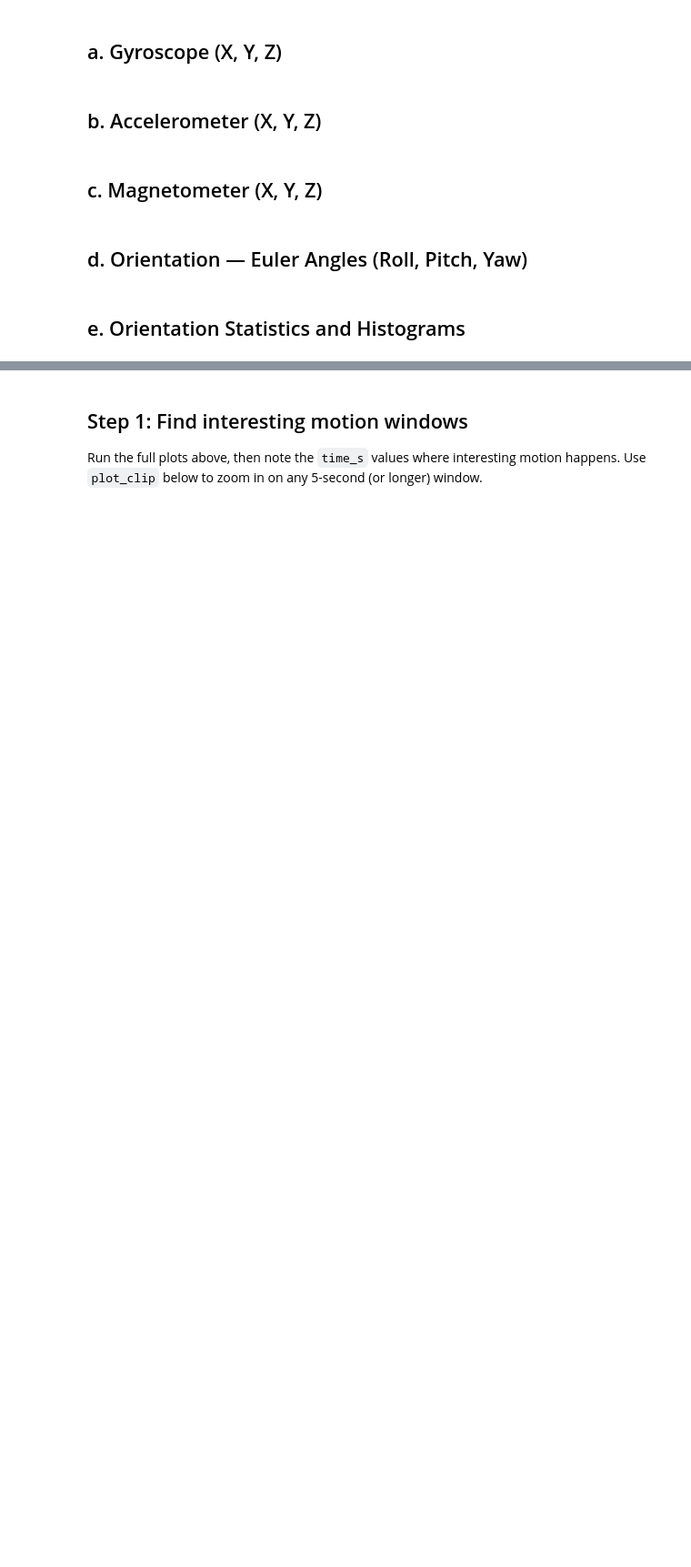
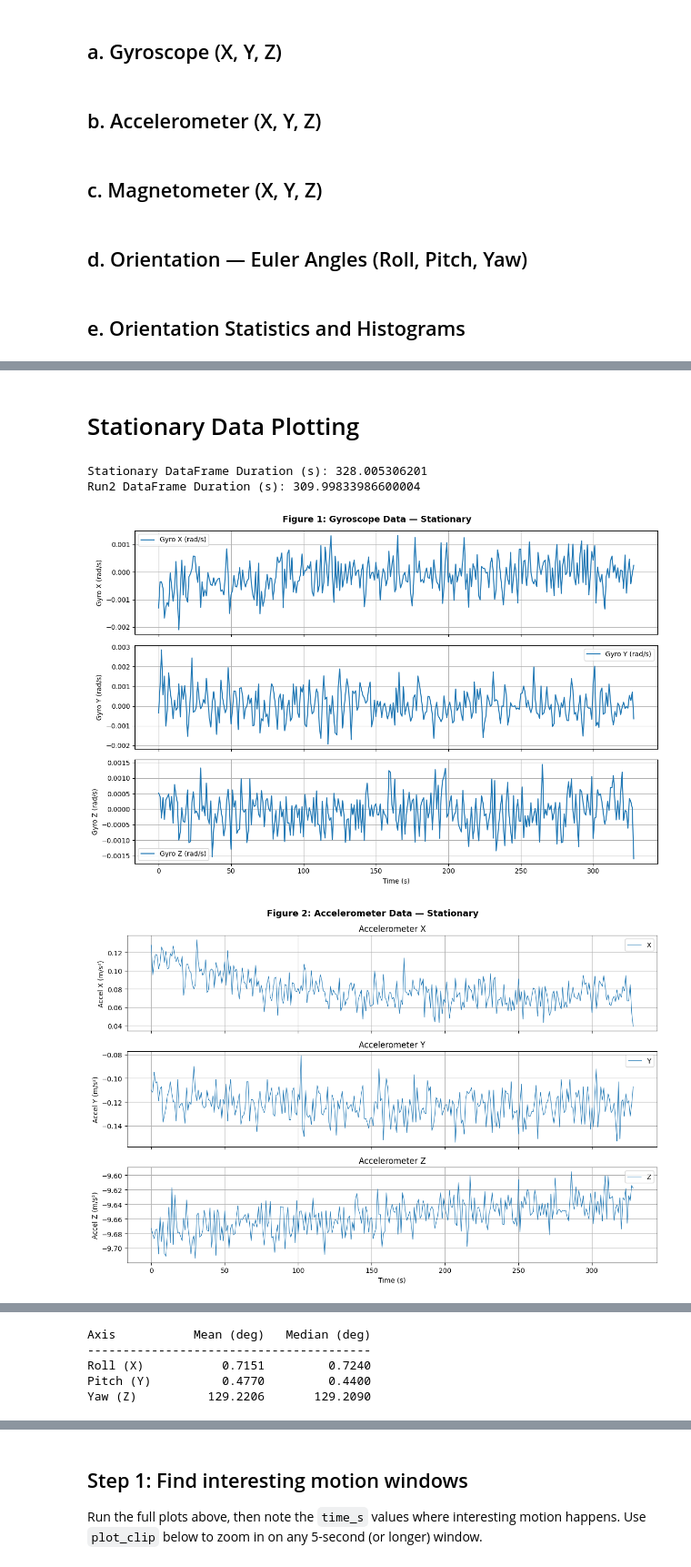
Before and after one commit to ramirez-adr/EECE5554, a Jupyter notebook: LAB3/src/analysis/analysis.ipynb, the cells around one changed output, grey strips where cells are left out. Shown at 91% size. Saved outputs shown, nothing was run; the diff lists cells and outputs as text; code cells hidden in the pictures; blank space fills up the shorter version.

Commit message:
Update LAB3 analysis notebook, add images and IMU bag data
Co-Authored-By: Claude Sonnet 4.6 <noreply@anthropic.com>

```diff
--- a/LAB3/src/analysis/analysis.ipynb
+++ b/LAB3/src/analysis/analysis.ipynb
@@ -142,7 +136,7 @@ def plot_accel(df: pd.DataFrame):
 # %% [markdown]
 ## c. Magnetometer (X, Y, Z)
 # %%
-def plot_mag(df: pd.DataFrame):
+def plot_mag(df: pd.DataFrame, title="Magnetometer Data", save_fig=False):
     fig, axes = plt.subplots(3, 1, figsize=(12, 8), sharex=True)
     for ax, col, label in zip(axes, ["mag_x", "mag_y", "mag_z"], ["X", "Y", "Z"]):
         ax.plot(df["time_s"], df[col], linewidth=0.8, label=label)
@@ -151,13 +145,17 @@ def plot_mag(df: pd.DataFrame):
         ax.legend()
         ax.grid(True)
     axes[-1].set_xlabel("Time (s)")
-    fig.suptitle("Magnetometer Time Series", fontsize=13)
+    fig.suptitle(title, fontsize=13, fontweight="bold")
     plt.tight_layout()
     plt.show()
+
+    if save_fig:
+        image_save_dir.mkdir(exist_ok=True)
+        fig.savefig(image_save_dir / f"{title.replace(' ', '_').lower()}.png", dpi=300)
 # %% [markdown]
 ## d. Orientation — Euler Angles (Roll, Pitch, Yaw)
 # %%
-def plot_orientation(df: pd.DataFrame):
+def plot_orientation(df: pd.DataFrame, title="Orientation (Euler Angles)", save_fig=False):
     fig, axes = plt.subplots(3, 1, figsize=(12, 8), sharex=True)
     for ax, col, label in zip(axes,
                             ["roll_deg", "pitch_deg", "yaw_deg"],
@@ -168,9 +166,13 @@ def plot_orientation(df: pd.DataFrame):
         ax.legend()
         ax.grid(True)
     axes[-1].set_xlabel("Time (s)")
-    fig.suptitle("Orientation (Euler Angles) Time Series", fontsize=13)
+    fig.suptitle(title, fontsize=13, fontweight="bold")
     plt.tight_layout()
     plt.show()
+
+    if save_fig:
+        image_save_dir.mkdir(exist_ok=True)
+        fig.savefig(image_save_dir / f"{title.replace(' ', '_').lower()}.png", dpi=300)
 # %% [markdown]
 ## e. Orientation Statistics and Histograms
 # %%
@@ -186,7 +188,7 @@ def print_orientation_stats(df: pd.DataFrame):
         median_val = df[col].median()
         print(f"{label:<12} {mean_val:>12.4f} {median_val:>14.4f}")
 # %%
-def plot_orientation_histograms(df: pd.DataFrame):
+def plot_orientation_histograms(df: pd.DataFrame, title="Orientation Distribution (Euler Angles)", save_fig=False):
     euler_cols = [("roll_deg", "Roll (X)"), ("pitch_deg", "Pitch (Y)"), ("yaw_deg", "Yaw (Z)")]
     fig, axes = plt.subplots(3, 1, figsize=(15, 15))
 
@@ -208,4 +210,9 @@ def plot_orientation_histograms(df: pd.DataFrame):
         plt.setp(ax.xaxis.get_majorticklabels(), rotation=45, ha='right')
 
     plt.tight_layout()
+    fig.suptitle(title, fontsize=13, fontweight="bold", y=1.02)
     plt.show()
+
+    if save_fig:
+        image_save_dir.mkdir(exist_ok=True)
+        fig.savefig(image_save_dir / f"{title.replace(' ', '_').lower()}.png", dpi=300)
@@ -229,0 +219,21 @@ Yaw (Z)           -1.2838        15.9730
+# %% [markdown]
+# Stationary Data Plotting
+# %%
+df_stationary = bag_to_df_imu(BAG_PATH_Stationary, typestore, IMU_TOPIC)
+df_run2 = bag_to_df_imu(BAG_PATH_run2, typestore, IMU_TOPIC)
+
+print("Stationary DataFrame Duration (s):", df_stationary["time_s"].iloc[-1])
+print("Run2 DataFrame Duration (s):", df_run2["time_s"].iloc[-1])
+# %% [output]
+Stationary DataFrame Duration (s): 328.005306201
+Run2 DataFrame Duration (s): 309.99833986600004
+# %%
+plot_gyro(df_stationary, title="Figure 1: Gyroscope Data — Stationary", save_fig=True)
+plot_accel(df_stationary, title="Figure 2: Accelerometer Data — Stationary", save_fig=True)
+plot_mag(df_stationary)
+plot_orientation(df_stationary, title="Figure 3: Orientation (Euler Angles) — Stationary", save_fig=True)
+print_orientation_stats(df_stationary)
+plot_orientation_histograms(df_stationary)
+# %% [output]
+[figure, added]
+[figure, added]
@@ -229,0 +242,5 @@ Yaw (Z)           -1.2838        15.9730
+Axis           Mean (deg)   Median (deg)
+----------------------------------------
+Roll (X)           0.7151         0.7240
+Pitch (Y)          0.4770         0.4400
+Yaw (Z)          129.2206       129.2090
```
Also changed, not shown: parts of 13 cells of this notebook, 5 other files.
